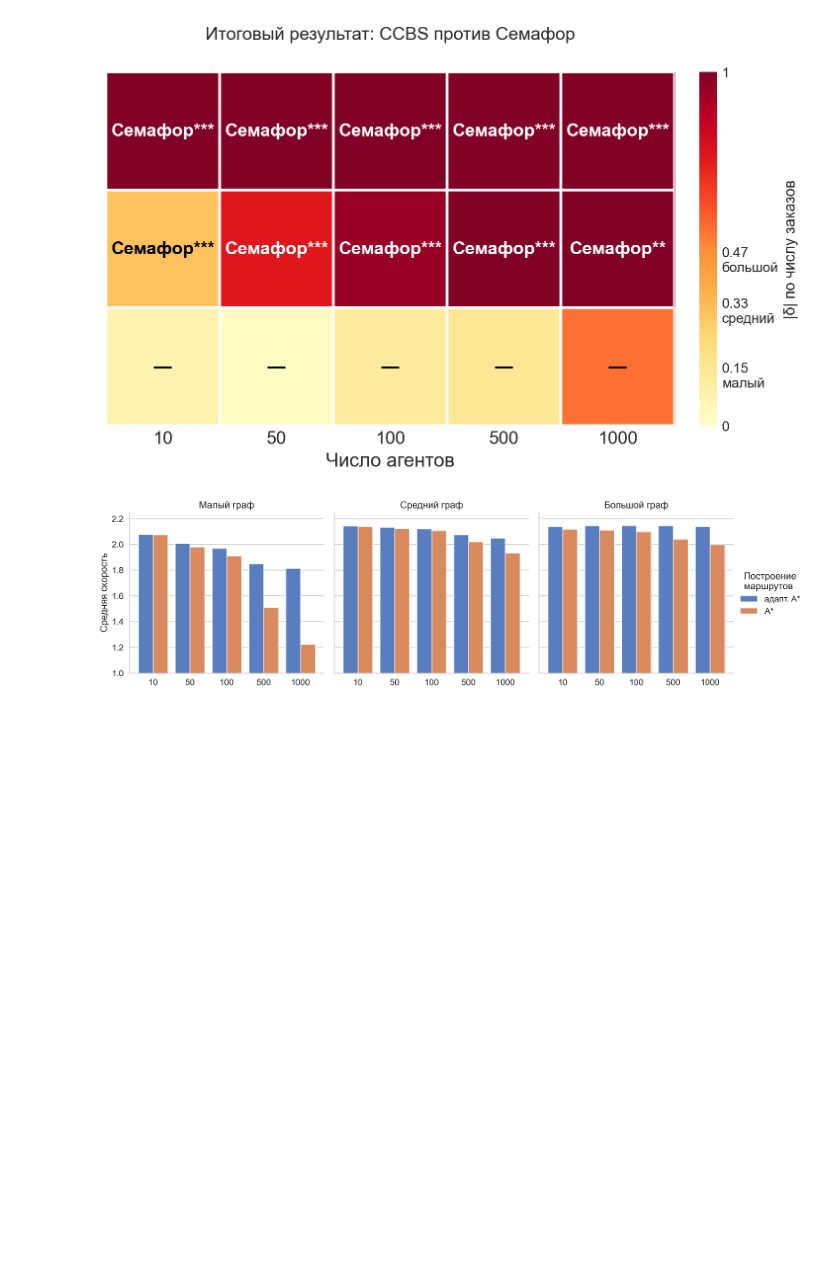
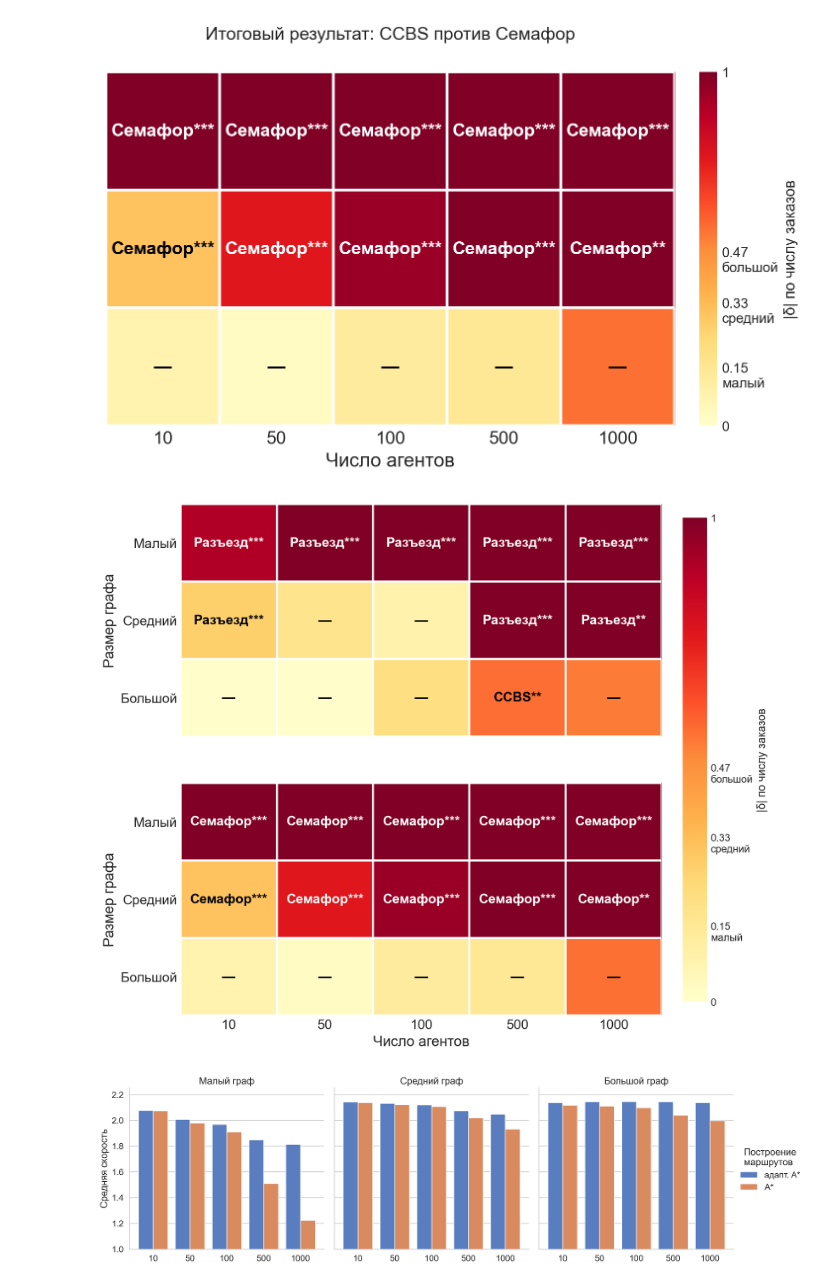
Before and after one commit to iktovr/master-diploma, a Jupyter notebook: src/demo/report.ipynb, the cells around one changed output. Cells and saved outputs as stored; diff of their text form; code cells hidden in the pictures; blank space fills up the shorter version.

Commit message:
update report with new data + more heatmaps

```diff
--- a/src/demo/report.ipynb
+++ b/src/demo/report.ipynb
@@ -38,6 +43,11 @@ METRIC_COLUMNS = [
     'avg_speed',
     'avg_order_time',
 ]
+# %%
+%matplotlib inline
+import matplotlib_inline
+matplotlib_inline.backend_inline.set_matplotlib_formats('retina', 'pdf')
+plt.rcParams['figure.dpi'] = 100
 # %%
 def load_run(csv_path: str | Path) -> pd.DataFrame | None:
     df = pd.read_csv(csv_path, dtype=str, keep_default_na=False)
@@ -910,6 +1053,89 @@ else:
 # %% [output]
 [figure]
 [figure]
+# %%
+# §3.3 combined heatmap: both resolvers glued one above the other in a
+# single figure; each matrix keeps the same width as the per-resolver variant.
+if not rows_33:
+    print('§3.3 has no rows (ccbs data missing).')
+else:
+    all_33_local = pd.concat(rows_33, ignore_index=True)
+    _cmap = plt.get_cmap('YlOrRd')
+    _norm = matplotlib.colors.Normalize(vmin=0.0, vmax=1.0)
+    _resolvers_stacked = [r for r in ('reverse', 'semaphore')
+                          if not all_33_local[all_33_local['candidate_resolver'] == r].empty]
+
+    fig, axes = plt.subplots(len(_resolvers_stacked), 1,
+                             figsize=(9.2, 4.5 * len(_resolvers_stacked)),
+                             squeeze=False)
+    im = None
+    for ridx, resolver in enumerate(_resolvers_stacked):
+        ax = axes[ridx][0]
+        is_last = ridx == len(_resolvers_stacked) - 1
+        sub = all_33_local[all_33_local['candidate_resolver'] == resolver]
+        win_mat = (sub.groupby(['graph', 'agents'])
+                      .apply(_stratum_winner_33)
+                      .unstack('agents')
+                      .reindex(index=GRAPH_ORDER, columns=CCBS_AGENTS))
+        speed = sub[sub['metric'] == _METRIC_FOR_COLOR_33].copy()
+        speed['abs_delta'] = speed['cliffs_delta'].abs()
+        delta_mat = (speed.groupby(['graph', 'agents'])['abs_delta']
+                          .median().unstack('agents')
+                          .reindex(index=GRAPH_ORDER, columns=CCBS_AGENTS))
+        p_mat = (speed.groupby(['graph', 'agents'])['p_holm']
+                       .min().unstack('agents')
+                       .reindex(index=GRAPH_ORDER, columns=CCBS_AGENTS))
+
+        im = ax.imshow(delta_mat.values.astype(float),
+                       cmap=_cmap, norm=_norm, aspect='auto')
+
+        ax.set_xticks(range(len(CCBS_AGENTS)))
+        ax.set_yticks(range(len(GRAPH_ORDER)))
+        ax.set_yticklabels([_RU_GRAPH[g] for g in GRAPH_ORDER], fontsize=13)
+        ax.set_ylabel('Размер графа', fontsize=14)
+        if is_last:
+            ax.set_xticklabels([str(a) for a in CCBS_AGENTS], fontsize=13)
+            ax.set_xlabel('Число агентов', fontsize=14)
+        else:
+            ax.set_xticklabels([''] * len(CCBS_AGENTS))
+        # ax.set_title(f'Итоговый результат: CCBS против {_RU_RESOLVER_33[resolver]}\n',
+        #              fontsize=13, pad=10)
+
+        for i in range(win_mat.shape[0]):
+            for j in range(win_mat.shape[1]):
+                w = str(win_mat.values[i, j])
+                d = delta_mat.values[i, j]
+                p = p_mat.values[i, j]
+                label = _RU_WIN_33.get(w, w)
+                if label == 'lifelong':
+                    label = _RU_RESOLVER_33[resolver]
+                stars = _stars(p) if w in ('ccbs', 'lifelong') else ''
+                text = f'{label}{stars}' if stars else label
+                intensity = d if not (d is None or (isinstance(d, float) and np.isnan(d))) else 0.0
+                color = 'white' if intensity > 0.6 else 'black'
+                ax.text(j, i, text, ha='center', va='center', fontsize=13,
+                        color=color, fontweight='bold')
+
+        ax.set_xticks(np.arange(-.5, len(CCBS_AGENTS), 1), minor=True)
+        ax.set_yticks(np.arange(-.5, len(GRAPH_ORDER), 1), minor=True)
+        ax.grid(False, which='major')
+        ax.grid(True, which='minor', color='white', linewidth=2)
+        ax.tick_params(which='both', length=0)
+        for _spine in ax.spines.values():
+            _spine.set_visible(False)
+
+    cbar = fig.colorbar(im, ax=axes.ravel().tolist(), fraction=0.046, pad=0.04,
+                        ticks=[0.0, 0.147, 0.33, 0.474, 1.0])
+    cbar.ax.set_yticklabels(['0', '0.15\nмалый', '0.33\nсредний',
+                             '0.47\nбольшой', '1'], fontsize=10)
+    cbar.set_label('|δ| по числу заказов', fontsize=11)
+    cbar.ax.grid(False)
+    cbar.outline.set_visible(False)
+    cbar.ax.tick_params(length=0)
+
+    plt.show()
+# %% [output]
+[figure, added]
 # %%
 df = pd.concat(runs.values())
 df['agents'] = df['agents'].astype(int)
```
Also changed, not shown: parts of 7 cells of this notebook, 17 other files.
